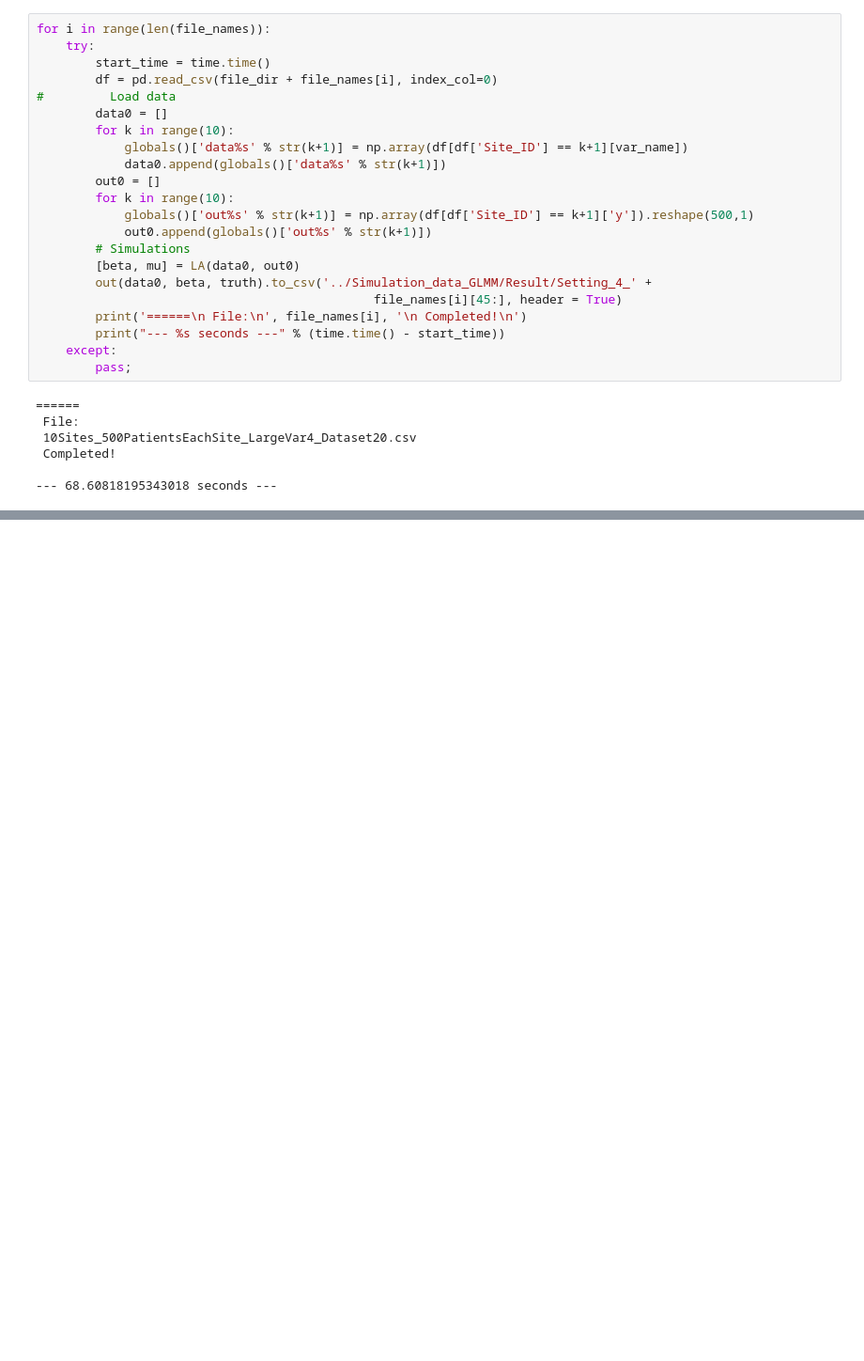
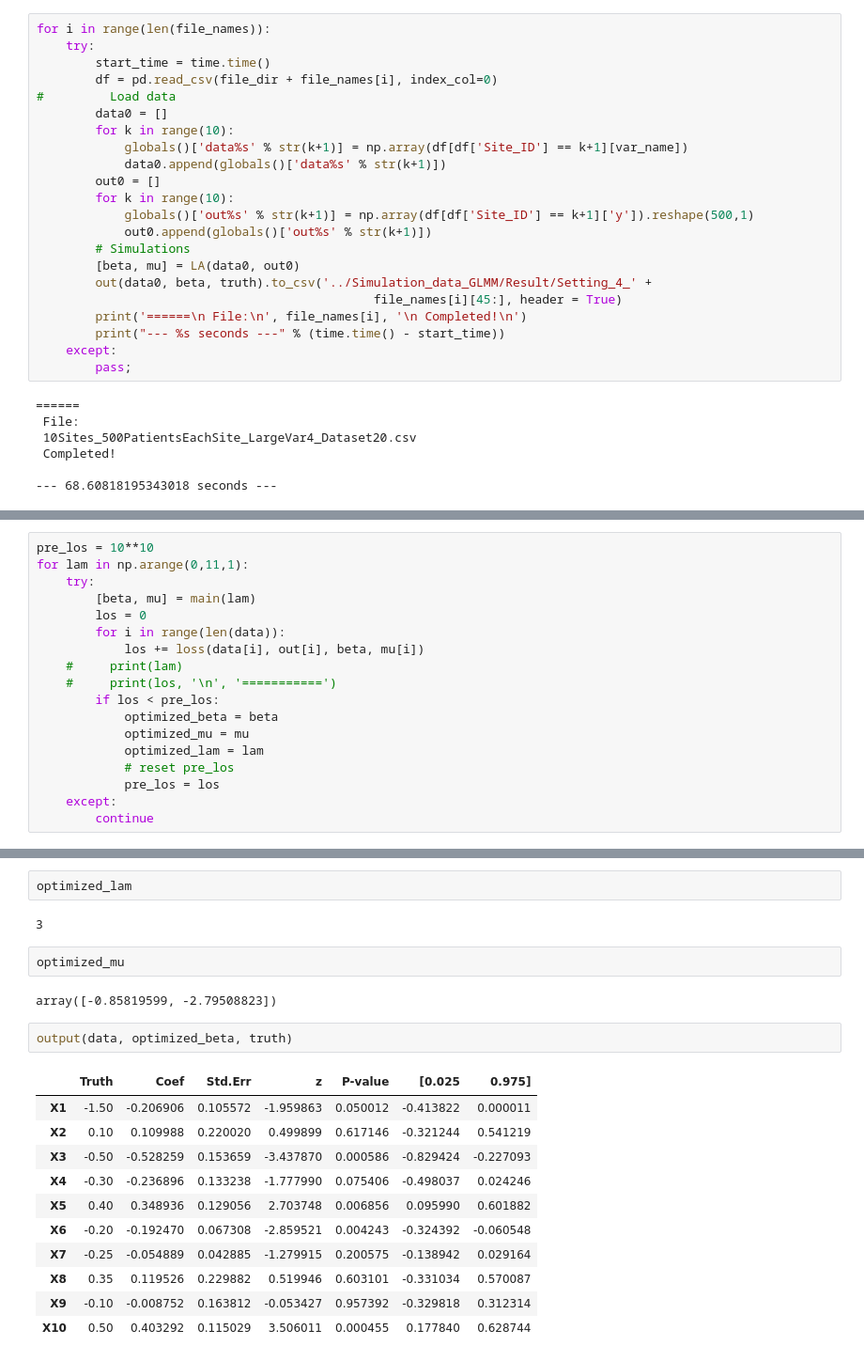
Before and after one commit to Li-Wentao/Federated-GLMM, a Jupyter notebook: Simulation_LA.ipynb, the cells around one changed output, grey strips where cells are left out. Shown at 94% size. Cells and saved outputs as stored; diff of their text form; blank space fills up the shorter version.

```diff
--- a/Simulation_LA.ipynb
+++ b/Simulation_LA.ipynb
@@ -1147,0 +1243,18 @@ KeyboardInterrupt:
+# %%
+pre_los = 10**10
+for lam in np.arange(0,11,1):
+    try:
+        [beta, mu] = main(lam)
+        los = 0
+        for i in range(len(data)):
+            los += loss(data[i], out[i], beta, mu[i])
+    #     print(lam)
+    #     print(los, '\n', '===========')
+        if los < pre_los:
+            optimized_beta = beta
+            optimized_mu = mu
+            optimized_lam = lam
+            # reset pre_los
+            pre_los = los
+    except:
+        continue
@@ -1147,0 +1274,22 @@ KeyboardInterrupt:
+# %%
+optimized_lam
+# %% [output]
+3
+# %%
+optimized_mu
+# %% [output]
+array([-0.85819599, -2.79508823])
+# %%
+output(data, optimized_beta, truth)
+# %% [output]
+|  | Truth | Coef | Std.Err | z | P-value | [0.025 | 0.975] |
+| X1 | -1.50 | -0.206906 | 0.105572 | -1.959863 | 0.050012 | -0.413822 | 0.000011 |
+| X2 | 0.10 | 0.109988 | 0.220020 | 0.499899 | 0.617146 | -0.321244 | 0.541219 |
+| X3 | -0.50 | -0.528259 | 0.153659 | -3.437870 | 0.000586 | -0.829424 | -0.227093 |
+| X4 | -0.30 | -0.236896 | 0.133238 | -1.777990 | 0.075406 | -0.498037 | 0.024246 |
+| X5 | 0.40 | 0.348936 | 0.129056 | 2.703748 | 0.006856 | 0.095990 | 0.601882 |
+| X6 | -0.20 | -0.192470 | 0.067308 | -2.859521 | 0.004243 | -0.324392 | -0.060548 |
+| X7 | -0.25 | -0.054889 | 0.042885 | -1.279915 | 0.200575 | -0.138942 | 0.029164 |
+| X8 | 0.35 | 0.119526 | 0.229882 | 0.519946 | 0.603101 | -0.331034 | 0.570087 |
+| X9 | -0.10 | -0.008752 | 0.163812 | -0.053427 | 0.957392 | -0.329818 | 0.312314 |
+| X10 | 0.50 | 0.403292 | 0.115029 | 3.506011 | 0.000455 | 0.177840 | 0.628744 |
```
Also changed, not shown: parts of 10 cells of this notebook, 4 other files.
